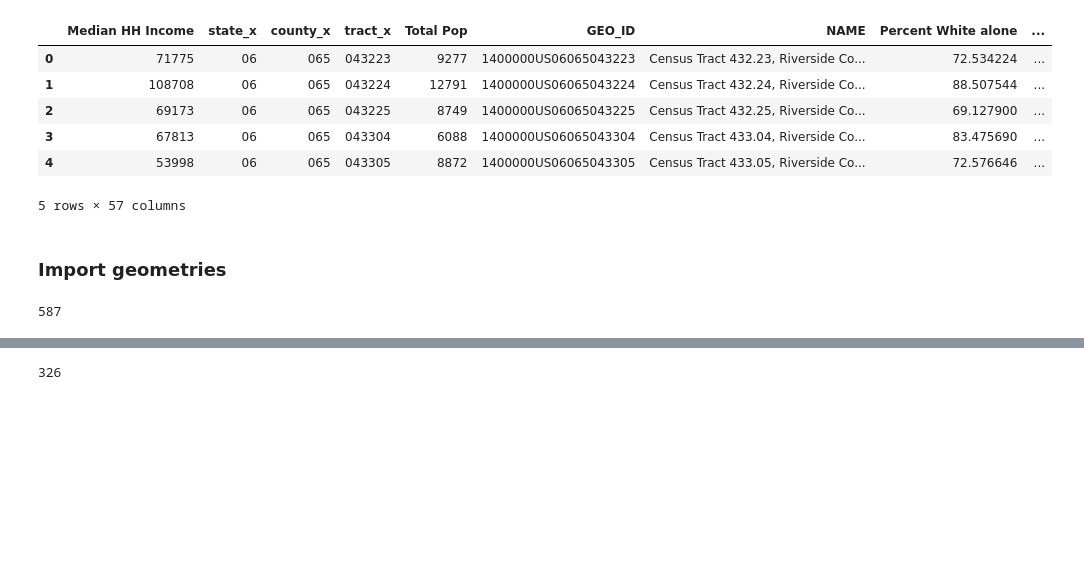
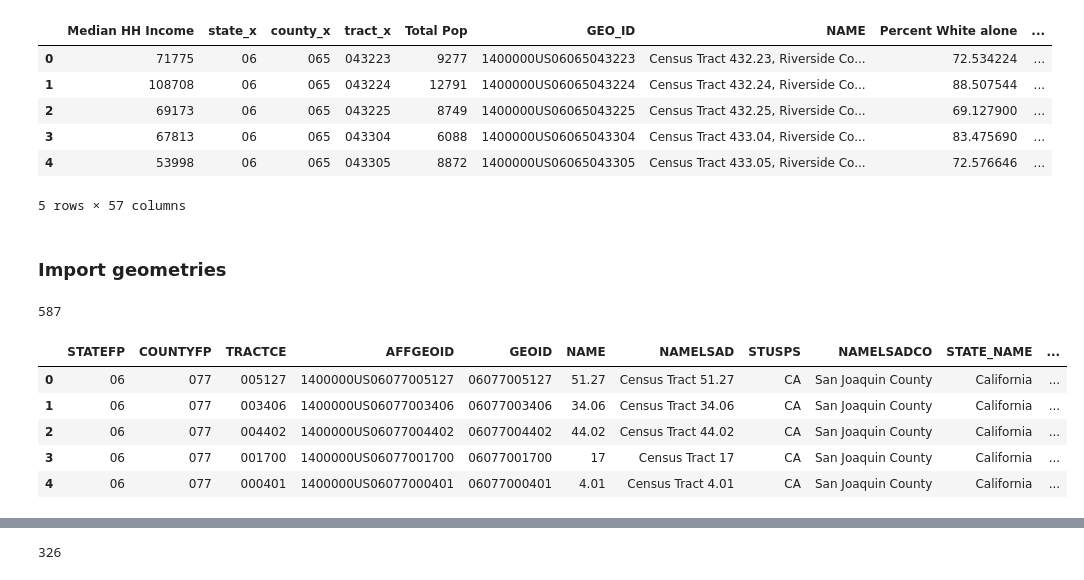
Before and after one commit to monishareginald/uds-warehouse-project, a Jupyter notebook: Census-2009.ipynb, the cells around one changed output, grey strips where cells are left out. Drawn from its saved outputs; the diff is of its cells as text; code cells hidden in the pictures; blank space fills up the shorter version.

```diff
--- a/Census-2009.ipynb
+++ b/Census-2009.ipynb
@@ -1026,5 +1023,14 @@ len(census_df_2009)
 # %%
 #read in shapefile
 tract_geo= gpd.read_file('C:\\Users\\cpugh\\OneDrive\\Documents\\GitHub\\uds project\\group repo\\uds-warehouse-project\\data\\Tract Shapefiles\\cb_2022_06_tract_500k\\cb_2022_06_tract_500k.shp')
+# %%
+tract_geo.head()
+# %% [output]
+|  | STATEFP | COUNTYFP | TRACTCE | AFFGEOID | GEOID | NAME | NAMELSAD | STUSPS | NAMELSADCO | STATE_NAME | ... |
+| 0 | 06 | 077 | 005127 | 1400000US06077005127 | 06077005127 | 51.27 | Census Tract 51.27 | CA | San Joaquin County | California | ... |
+| 1 | 06 | 077 | 003406 | 1400000US06077003406 | 06077003406 | 34.06 | Census Tract 34.06 | CA | San Joaquin County | California | ... |
+| 2 | 06 | 077 | 004402 | 1400000US06077004402 | 06077004402 | 44.02 | Census Tract 44.02 | CA | San Joaquin County | California | ... |
+| 3 | 06 | 077 | 001700 | 1400000US06077001700 | 06077001700 | 17 | Census Tract 17 | CA | San Joaquin County | California | ... |
+| 4 | 06 | 077 | 000401 | 1400000US06077000401 | 06077000401 | 4.01 | Census Tract 4.01 | CA | San Joaquin County | California | ... |
 # %%
 #drop other columns
```
Also changed, not shown: parts of 13 cells of this notebook.
